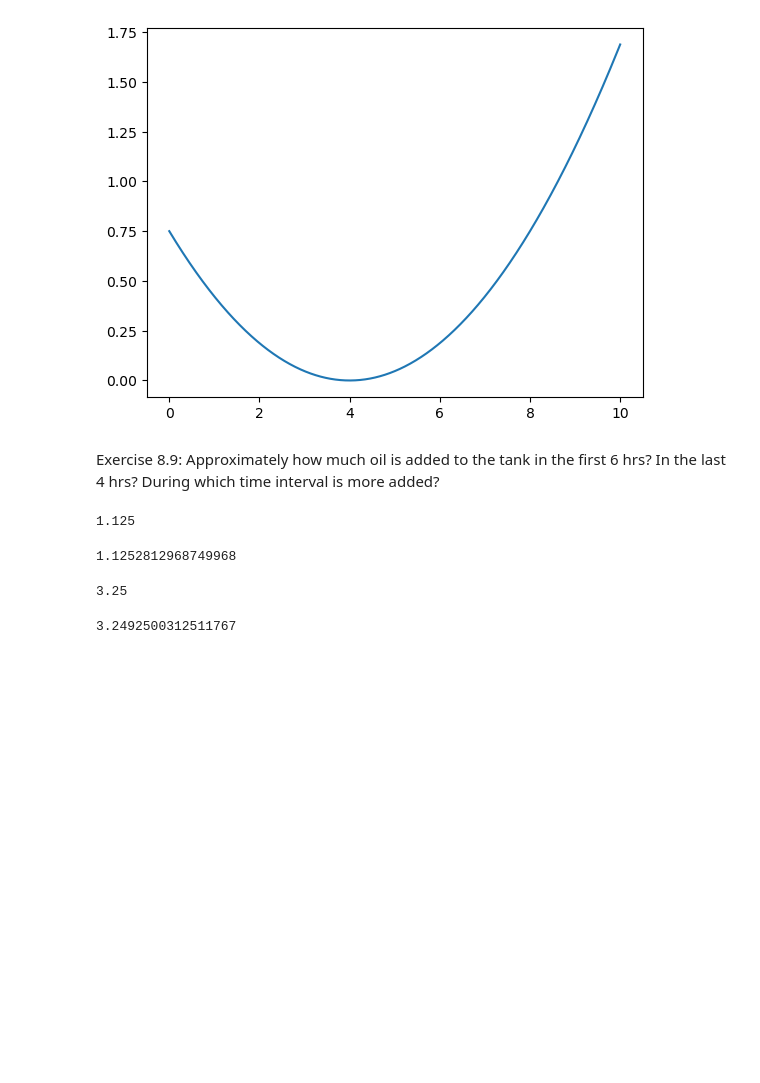
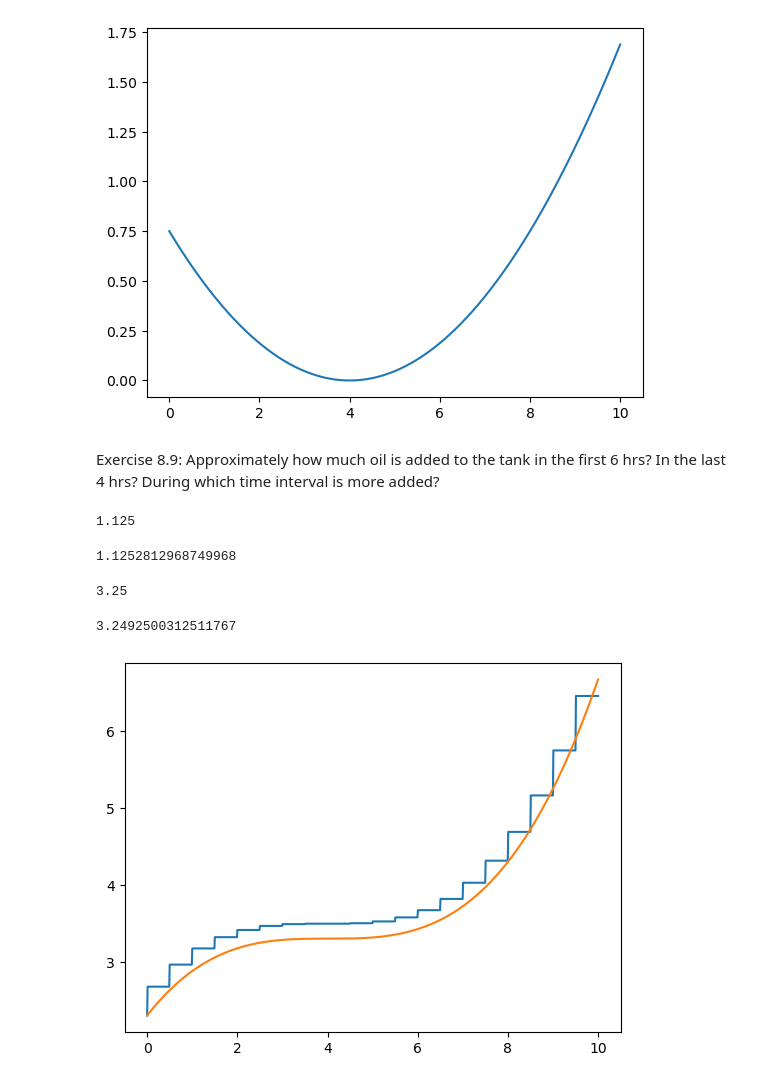
Before and after one commit to Brailor/Math-for-Programmers, a Jupyter notebook: Chapter_08/own.ipynb, the cells around one changed output. Cells and saved outputs as stored; diff of their text form; code cells hidden in the pictures; blank space fills up the shorter version.

```diff
--- a/Chapter_08/own.ipynb
+++ b/Chapter_08/own.ipynb
@@ -232,0 +233,6 @@ def approx_volume_curried(q,v0,dt):
+# %%
+approx_vol_fn = approx_volume_curried(flow_rate, volume(0), 0.5)
+plot_function(approx_vol_fn, 0, 10)
+plot_function(volume, 0, 10)
+# %% [output]
+[figure, added]
```
Also changed, not shown: parts of 1 cell of this notebook, 3 other files.
